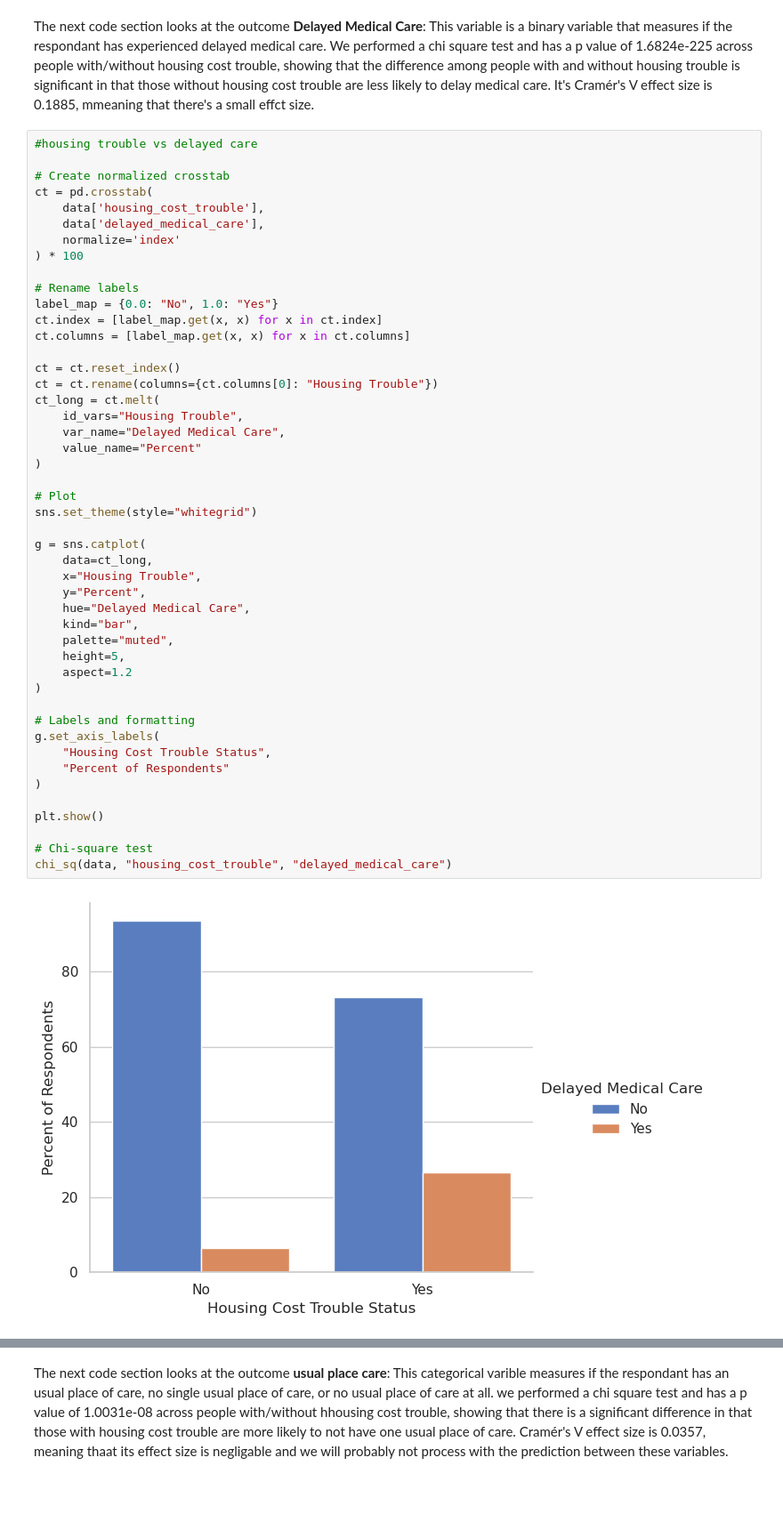
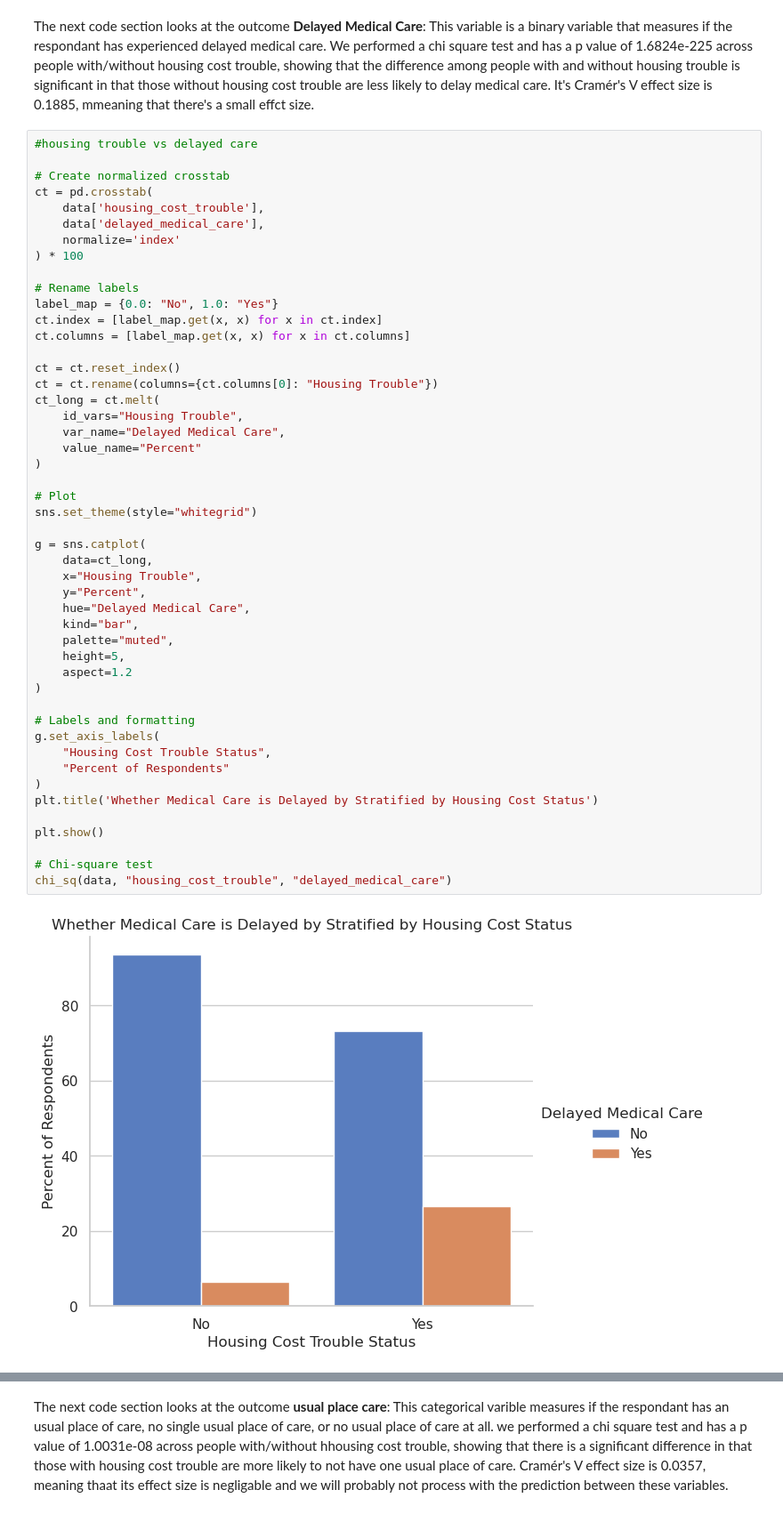
Before and after one commit to COGS108/Group-SP26-079, a Jupyter notebook: 02-EDACheckpoint.ipynb, the cells around one changed output, grey strips where cells are left out. Shown at 89% size. Saved outputs shown, nothing was run; the diff lists cells and outputs as text; blank space fills up the shorter version.

```diff
--- a/02-EDACheckpoint.ipynb
+++ b/02-EDACheckpoint.ipynb
@@ -686,34 +686,35 @@ ct_long = ct.melt(
     id_vars="Housing Trouble",
     var_name="Delayed Medical Care",
     value_name="Percent"
 )
 
 # Plot
 sns.set_theme(style="whitegrid")
 
 g = sns.catplot(
     data=ct_long,
     x="Housing Trouble",
     y="Percent",
     hue="Delayed Medical Care",
     kind="bar",
     palette="muted",
     height=5,
     aspect=1.2
 )
 
 # Labels and formatting
 g.set_axis_labels(
     "Housing Cost Trouble Status",
     "Percent of Respondents"
 )
+plt.title('Whether Medical Care is Delayed by Stratified by Housing Cost Status')
 
 plt.show()
 
 # Chi-square test
 chi_sq(data, "housing_cost_trouble", "delayed_medical_care")
 # %% [output]
-[figure, old version]
+[figure, new version]
 --- Testing Association with: delayed_medical_care ---
 Chi-Square Statistic: 1027.7342
 p-value: 1.6824e-225
```
Also changed, not shown: parts of 2 cells of this notebook.
